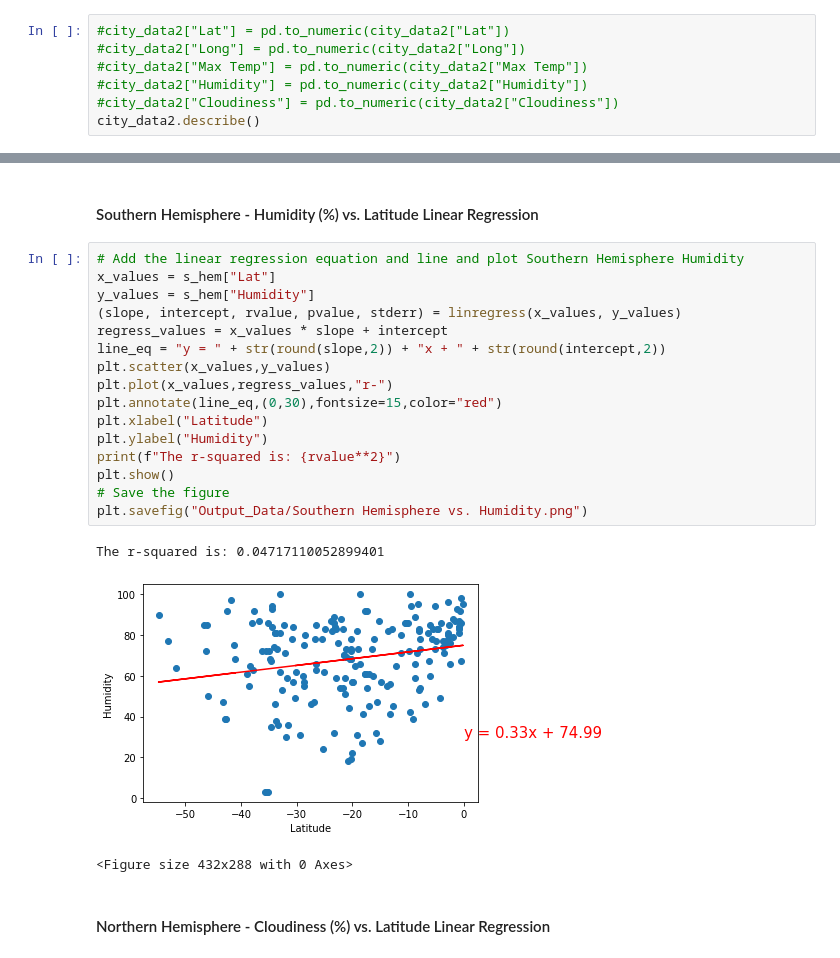
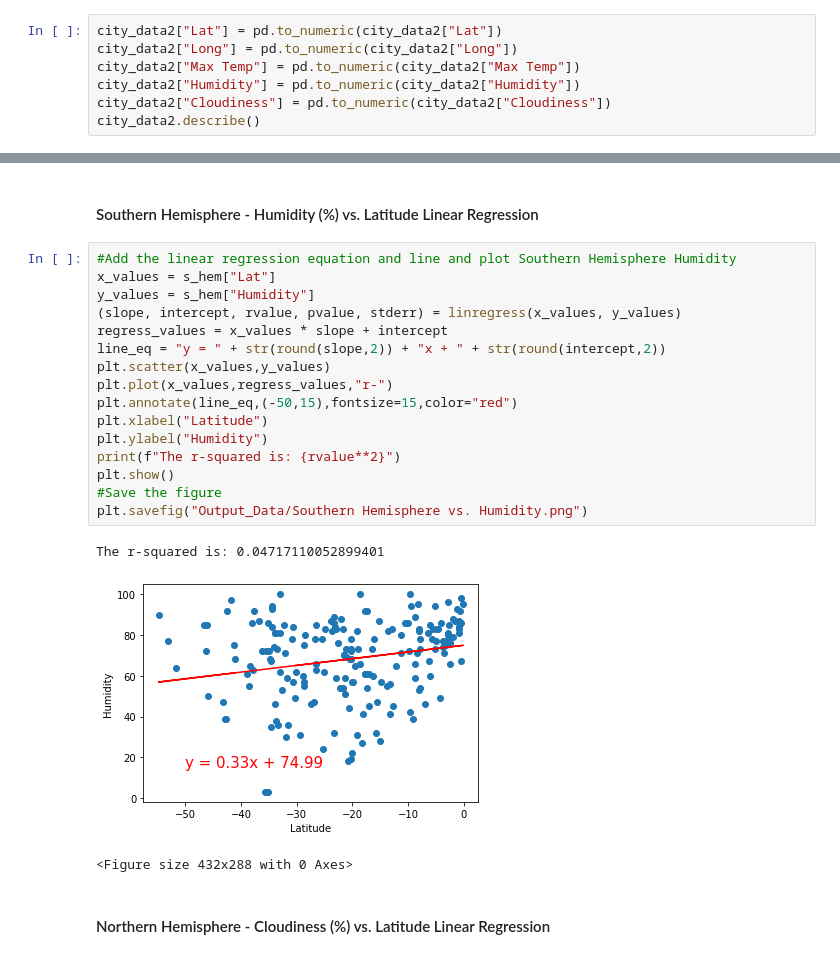
Before and after one commit to jely94/Python-API-Challenge, a Jupyter notebook: WeatherPy.ipynb, the cells around one changed output, grey strips where cells are left out. Cells and saved outputs as stored; diff of their text form.

```diff
--- a/WeatherPy.ipynb
+++ b/WeatherPy.ipynb
@@ -157,11 +155,11 @@ city_data2.head()
 | 3 | tuktoyaktuk | 69.45 | -133.04 | 32 | 90 | 75 | CA | 1600140769 | 9.17 |
 | 4 | saint-philippe | -21.36 | 55.77 | 63 | 59 | 40 | RE | 1600140769 | 6.93 |
 # %%
-#city_data2["Lat"] = pd.to_numeric(city_data2["Lat"])
-#city_data2["Long"] = pd.to_numeric(city_data2["Long"])
-#city_data2["Max Temp"] = pd.to_numeric(city_data2["Max Temp"])
-#city_data2["Humidity"] = pd.to_numeric(city_data2["Humidity"])
-#city_data2["Cloudiness"] = pd.to_numeric(city_data2["Cloudiness"])
+city_data2["Lat"] = pd.to_numeric(city_data2["Lat"])
+city_data2["Long"] = pd.to_numeric(city_data2["Long"])
+city_data2["Max Temp"] = pd.to_numeric(city_data2["Max Temp"])
+city_data2["Humidity"] = pd.to_numeric(city_data2["Humidity"])
+city_data2["Cloudiness"] = pd.to_numeric(city_data2["Cloudiness"])
 city_data2.describe()
 # %% [output]
 |  | Lat | Long | Max Temp | Humidity | Cloudiness | Windspeed |
@@ -376,24 +374,24 @@ The r-squared is: 0.006662976382291605
 # %% [markdown]
 ####  Southern Hemisphere - Humidity (%) vs. Latitude Linear Regression
 # %%
-# Add the linear regression equation and line and plot Southern Hemisphere Humidity
+#Add the linear regression equation and line and plot Southern Hemisphere Humidity
 x_values = s_hem["Lat"]
 y_values = s_hem["Humidity"]
 (slope, intercept, rvalue, pvalue, stderr) = linregress(x_values, y_values)
 regress_values = x_values * slope + intercept
 line_eq = "y = " + str(round(slope,2)) + "x + " + str(round(intercept,2))
 plt.scatter(x_values,y_values)
 plt.plot(x_values,regress_values,"r-")
-plt.annotate(line_eq,(0,30),fontsize=15,color="red")
+plt.annotate(line_eq,(-50,15),fontsize=15,color="red")
 plt.xlabel("Latitude")
 plt.ylabel("Humidity")
 print(f"The r-squared is: {rvalue**2}")
 plt.show()
-# Save the figure
+#Save the figure
 plt.savefig("Output_Data/Southern Hemisphere vs. Humidity.png")
 # %% [output]
 The r-squared is: 0.04717110052899401
-[figure, old version]
+[figure, new version]
 <Figure size 432x288 with 0 Axes>
 # %% [markdown]
 ####  Northern Hemisphere - Cloudiness (%) vs. Latitude Linear Regression
```
Also changed, not shown: parts of 10 cells of this notebook.
